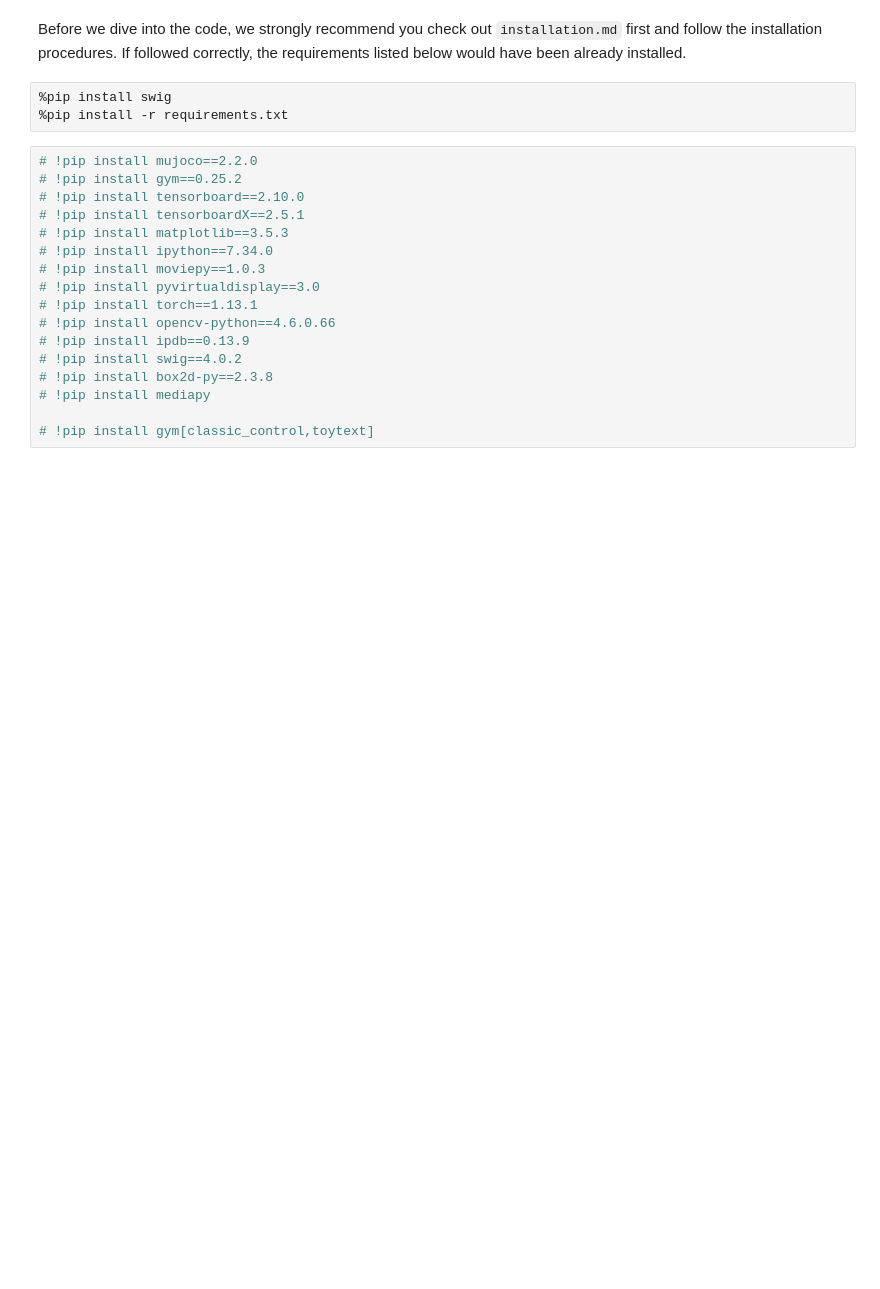
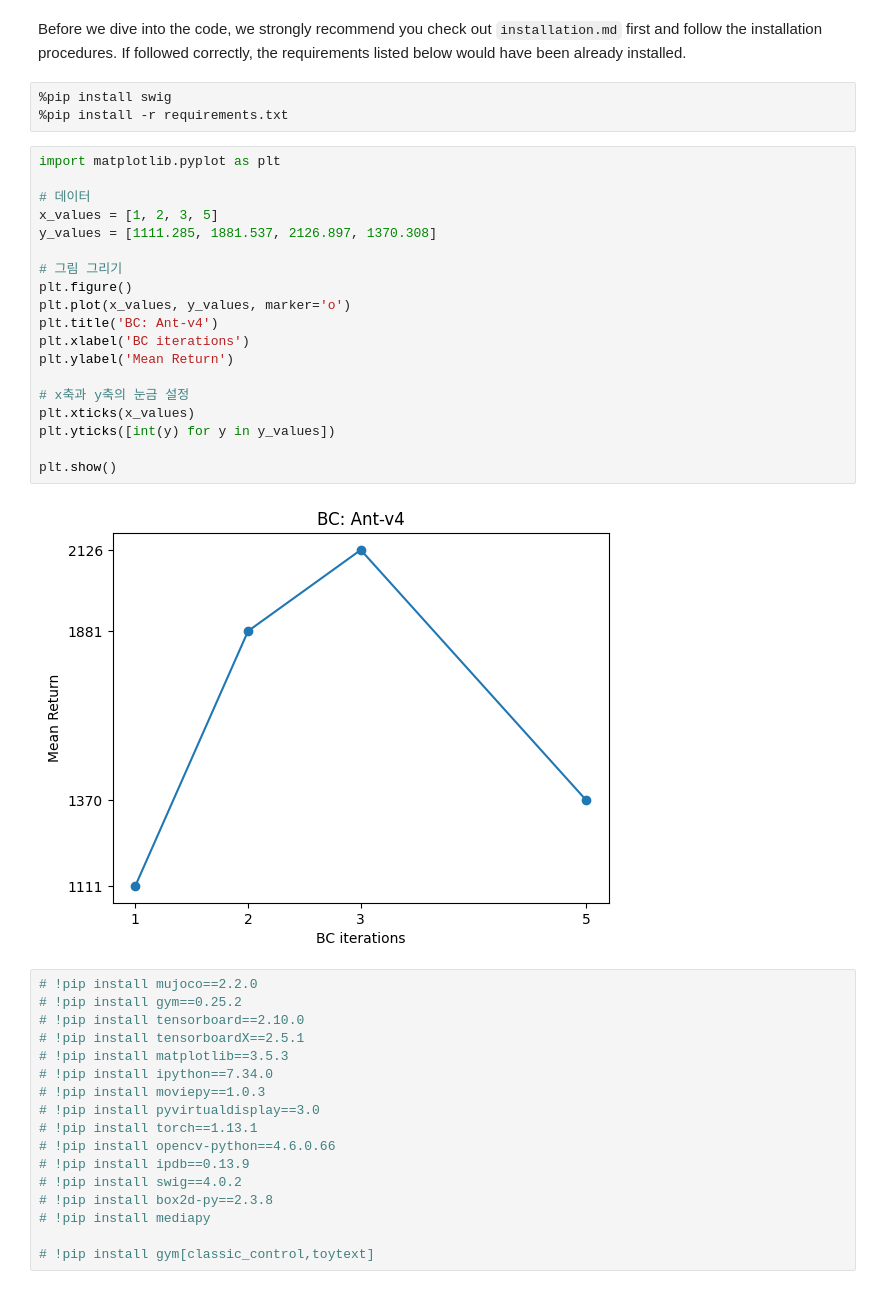
Before and after one commit to watchstep/AAI4160-HW, a Jupyter notebook: HW1/GymTutorial.ipynb, the cells around one changed output. Saved outputs shown, nothing was run; the diff lists cells and outputs as text; blank space fills up the shorter version.

```diff
--- a/HW1/GymTutorial.ipynb
+++ b/HW1/GymTutorial.ipynb
@@ -14,6 +14,27 @@ Before we dive into the code, we strongly recommend you check out `installation.
 # %%
 %pip install swig
 %pip install -r requirements.txt
+# %%
+import matplotlib.pyplot as plt
+
+# 데이터
+x_values = [1, 2, 3, 5]
+y_values = [1111.285, 1881.537, 2126.897, 1370.308]
+
+# 그림 그리기
+plt.figure()
+plt.plot(x_values, y_values, marker='o')
+plt.title('BC: Ant-v4')
+plt.xlabel('BC iterations')
+plt.ylabel('Mean Return')
+
+# x축과 y축의 눈금 설정
+plt.xticks(x_values)
+plt.yticks([int(y) for y in y_values])
+
+plt.show()
+# %% [output]
+[figure, added]
 # %%
 # !pip install mujoco==2.2.0
 # !pip install gym==0.25.2
```
Also changed, not shown: 52 other files.
